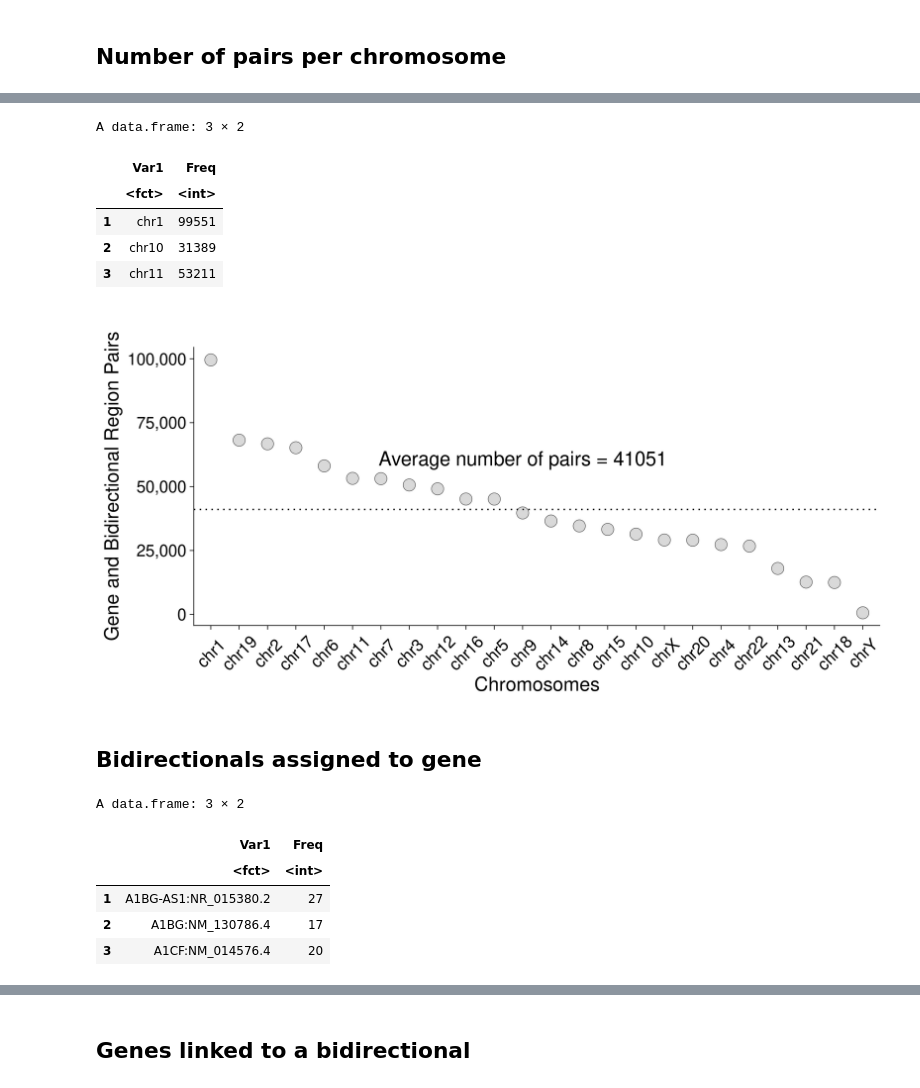
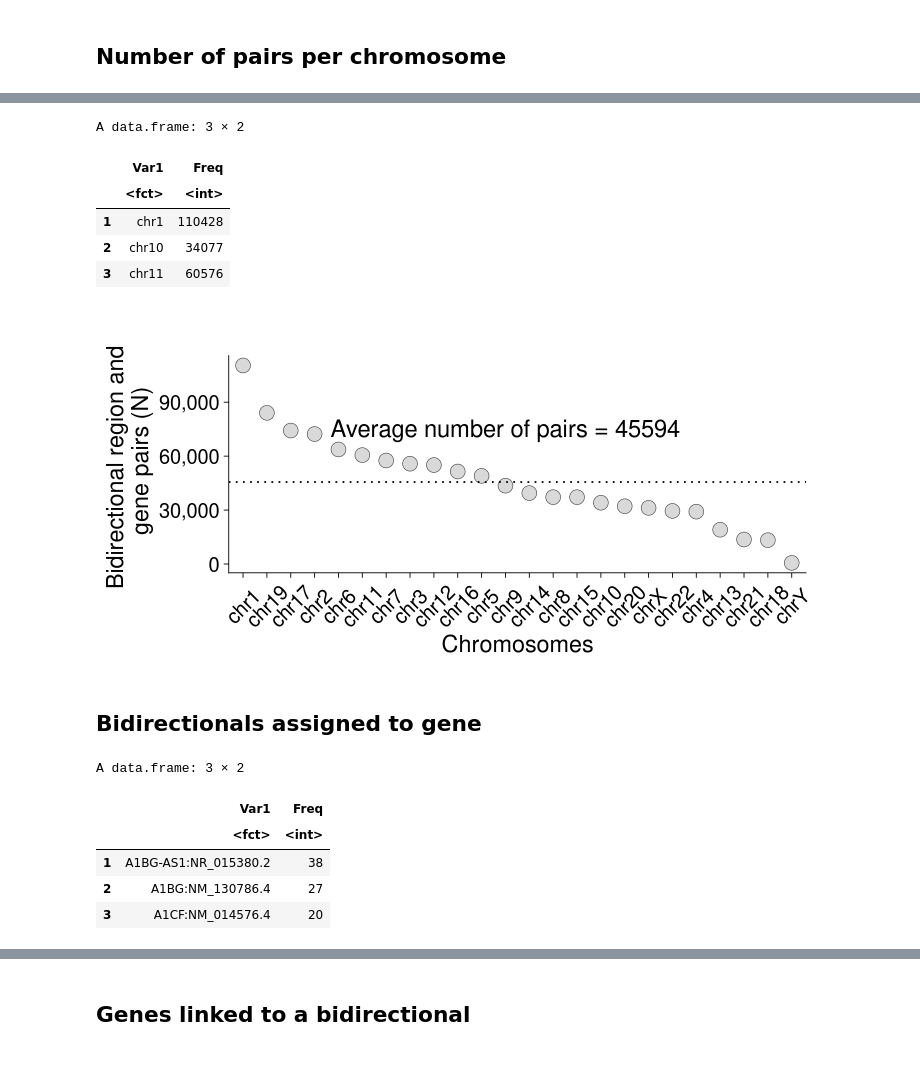
Before and after one commit to Dowell-Lab/DBNascent_Analysis, a Jupyter notebook: analysis/10_Fig4A_correlations_bidirs_inter_genes_summary.ipynb, the cells around one changed output, grey strips where cells are left out. Saved outputs shown, nothing was run; the diff lists cells and outputs as text; code cells hidden in the pictures.

```diff
--- a/analysis/10_Fig4A_correlations_bidirs_inter_genes_summary.ipynb
+++ b/analysis/10_Fig4A_correlations_bidirs_inter_genes_summary.ipynb
@@ -304,7 +304,7 @@ ggsave(gene_bidir_dist_hist, width = 16, height = 8,
 # %%
 #assign a pair id with gene-bidirectionals
 #sig_inter_nobs_dist_filtered$pair_id <- paste0(sig_inter_nobs_dist_filtered$transcript_1, "~",sig_inter_nobs_dist_filtered$transcript_2)
-sig_inter_nobs_dist_filtered_unique <- unique(sig_inter_nobs_dist_filtered_promoters[,c('transcript1_chrom', 'pair_id',
+sig_inter_nobs_dist_filtered_unique <- unique(sig_inter_nobs_dist_filtered[,c('transcript1_chrom', 'pair_id',
                                                                               'transcript_1',
                                                                              'transcript_2')])
 nrow(sig_inter_nobs_dist_filtered_unique)
@@ -325,44 +325,44 @@ head(num_sig_pairs_inter, 3)
 A data.frame: 3 × 2
 |  | Var1 | Freq |
 |  | <fct> | <int> |
-| 1 | chr1 | 99551 |
-| 2 | chr10 | 31389 |
-| 3 | chr11 | 53211 |
+| 1 | chr1 | 110428 |
+| 2 | chr10 | 34077 |
+| 3 | chr11 | 60576 |
 # %%
-options(repr.plot.width=16, repr.plot.height=8)
+options(repr.plot.width=12, repr.plot.height=6)
 num_pairs_plot <- ggplot(num_sig_pairs_inter,
                        aes(x=reorder(Var1, -Freq),
                            y=Freq)) +
 geom_point(shape=21,
            alpha=0.75,
            size=8,
            fill='gray80',
           color='black') +
 geom_hline(yintercept = mean(num_sig_pairs_inter$Freq),
            linetype="dotted",
            color = "black",
            size=1) +
 ggtitle(" ") +
-ylab("Gene and Bidirectional Region Pairs") +
+ylab("Bidirectional region and \n gene pairs (N)") +
 xlab("Chromosomes") +
-annotate(geom="text", x=12, y=mean(num_sig_pairs_inter$Freq)+20000,
+annotate(geom="text", x=12, y=mean(num_sig_pairs_inter$Freq)+30000,
          size=10,
          label=paste0("Average number of pairs = ",
                       round(mean(num_sig_pairs_inter$Freq))),
          color="black") +
 theme_cowplot(24) +
 scale_y_continuous(labels = scales::comma) +
 theme(plot.title = element_text(hjust = 0.5)) +
 theme(plot.title = element_text(hjust = 0.5),
       title = element_text(size = 30),
       axis.title = element_text(size = 28),
       axis.text.x = element_text(size = 24,
                                  angle=45,
                                  hjust=0.5,
                                 vjust=0.5),
       axis.text.y = element_text(size = 24))
 
 num_pairs_plot
 # %% [output]
-[figure, old version]
+[figure, new version]
 # %%
@@ -383,8 +383,8 @@ head(num_bidirs_per_gene_inter, 3)
 A data.frame: 3 × 2
 |  | Var1 | Freq |
 |  | <fct> | <int> |
-| 1 | A1BG-AS1:NR_015380.2 | 27 |
-| 2 | A1BG:NM_130786.4 | 17 |
+| 1 | A1BG-AS1:NR_015380.2 | 38 |
+| 2 | A1BG:NM_130786.4 | 27 |
 | 3 | A1CF:NM_014576.4 | 20 |
 # %%
 #Merge the gene bidir count summaries with transcription metadata for the genes
```
Also changed, not shown: parts of 30 cells of this notebook.
